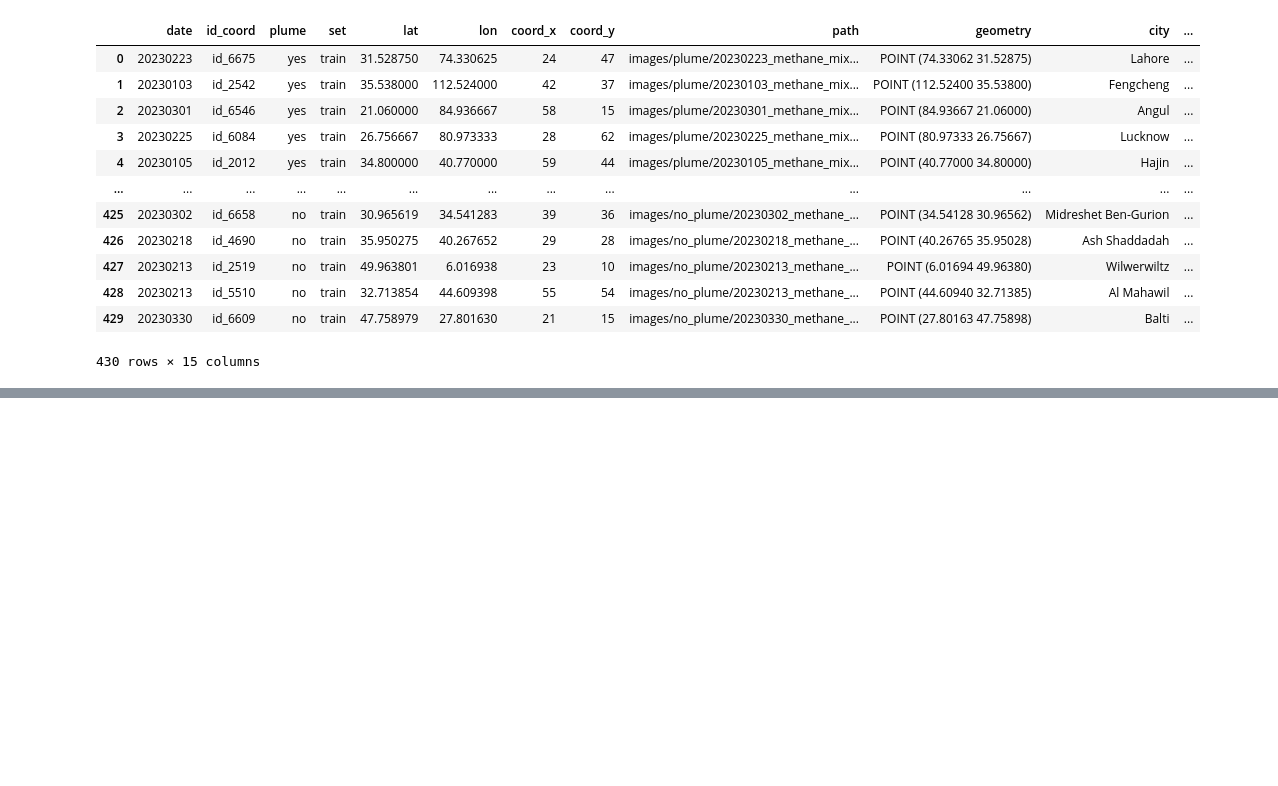
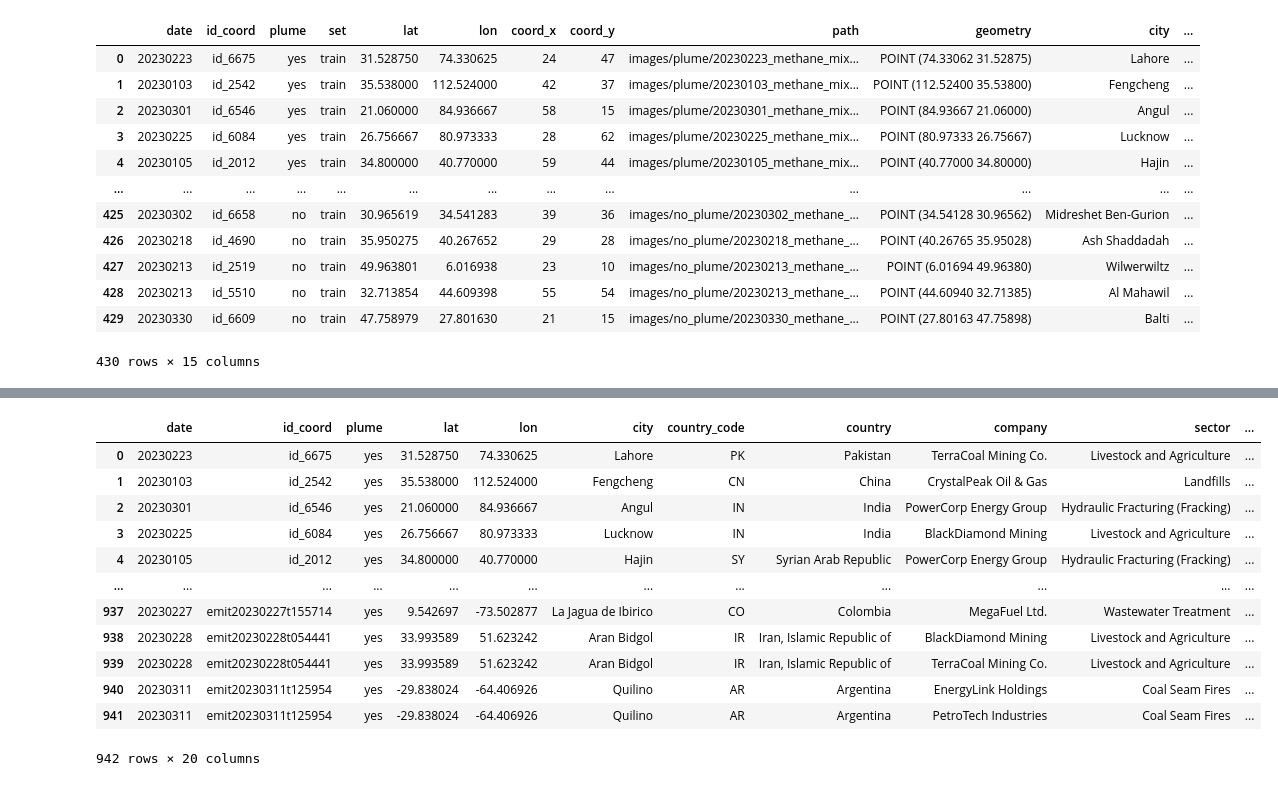
Before and after one commit to adel-R/QB-AI-for-Good, a Jupyter notebook: streamlit/map/generate_map.ipynb, the cells around one changed output, grey strips where cells are left out. Cells and saved outputs as stored; diff of their text form; code cells hidden in the pictures; blank space fills up the shorter version.

Commit message:
verify static table

```diff
--- a/streamlit/map/generate_map.ipynb
+++ b/streamlit/map/generate_map.ipynb
@@ -264,0 +229,38 @@ gdf_concat
+# %%
+# Concatenate NASA and QB datasets
+dataframesList = [gdf2,gdf_NASA]
+
+gdf_concat=  gpd.GeoDataFrame(pd.concat(dataframesList, ignore_index=True), crs=dataframesList[0].crs).fillna('')
+
+gdf_concat = gdf_concat.drop(columns=['set','path','coord_x','coord_y','datetime'])
+
+# Fake Emission Rate and Duration of the leak
+# TO IMPLEMENT: Emission Rate depend on surface and high concentration
+gdf_concat['Emission'] = np.random.randint(5,80,size=gdf_concat.shape[0]).astype(float)
+gdf_concat['Duration'] = np.round(np.random.exponential(scale=24.0*5, size=gdf_concat.shape[0]).astype(float))
+gdf_concat.loc[gdf_concat['plume']=='no','Emission'] = 0
+gdf_concat.loc[gdf_concat['plume']=='no','Duration'] = 0
+
+# Fake Total Emission in kilo tonnes and kilo tonnes CO2eq
+GWP_methane = 28
+carbon_credit_ton_price = 100
+gdf_concat['Total'] = np.round(gdf_concat['Emission']*gdf_concat['Duration']/1000,2)
+gdf_concat['CO2eq'] = np.round(gdf_concat['Total']*GWP_methane,2)
+gdf_concat['Credit'] = np.round(gdf_concat['CO2eq']*1000*carbon_credit_ton_price,2)
+gdf_concat['Status'] = np.random.choice(['Ongoing','Closed','To Be Verified'],size=gdf_concat.shape[0])
+
+gdf_concat
+# %% [output]
+|  | date | id_coord | plume | lat | lon | city | country_code | country | company | sector | ... |
+| 0 | 20230223 | id_6675 | yes | 31.528750 | 74.330625 | Lahore | PK | Pakistan | TerraCoal Mining Co. | Livestock and Agriculture | ... |
+| 1 | 20230103 | id_2542 | yes | 35.538000 | 112.524000 | Fengcheng | CN | China | CrystalPeak Oil & Gas | Landfills | ... |
+| 2 | 20230301 | id_6546 | yes | 21.060000 | 84.936667 | Angul | IN | India | PowerCorp Energy Group | Hydraulic Fracturing (Fracking) | ... |
+| 3 | 20230225 | id_6084 | yes | 26.756667 | 80.973333 | Lucknow | IN | India | BlackDiamond Mining | Livestock and Agriculture | ... |
+| 4 | 20230105 | id_2012 | yes | 34.800000 | 40.770000 | Hajin | SY | Syrian Arab Republic | PowerCorp Energy Group | Hydraulic Fracturing (Fracking) | ... |
+| ... | ... | ... | ... | ... | ... | ... | ... | ... | ... | ... | ... |
+| 937 | 20230227 | emit20230227t155714 | yes | 9.542697 | -73.502877 | La Jagua de Ibirico | CO | Colombia | MegaFuel Ltd. | Wastewater Treatment | ... |
+| 938 | 20230228 | emit20230228t054441 | yes | 33.993589 | 51.623242 | Aran Bidgol | IR | Iran, Islamic Republic of | BlackDiamond Mining | Livestock and Agriculture | ... |
+| 939 | 20230228 | emit20230228t054441 | yes | 33.993589 | 51.623242 | Aran Bidgol | IR | Iran, Islamic Republic of | TerraCoal Mining Co. | Livestock and Agriculture | ... |
+| 940 | 20230311 | emit20230311t125954 | yes | -29.838024 | -64.406926 | Quilino | AR | Argentina | EnergyLink Holdings | Coal Seam Fires | ... |
+| 941 | 20230311 | emit20230311t125954 | yes | -29.838024 | -64.406926 | Quilino | AR | Argentina | PetroTech Industries | Coal Seam Fires | ... |
+942 rows × 20 columns
```
Also changed, not shown: parts of 3 cells of this notebook, 5 other files.
